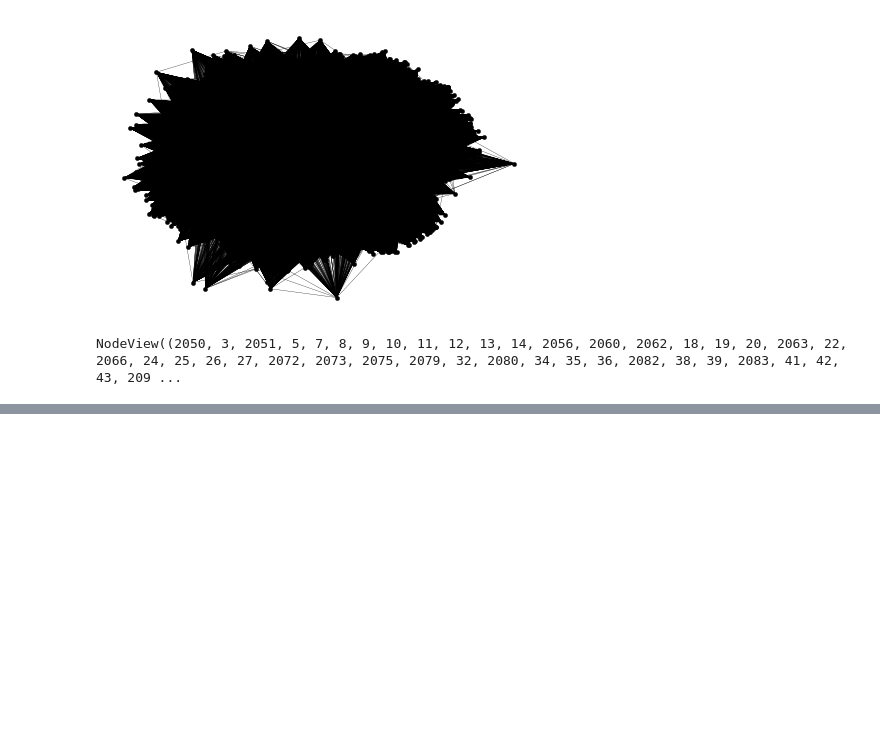
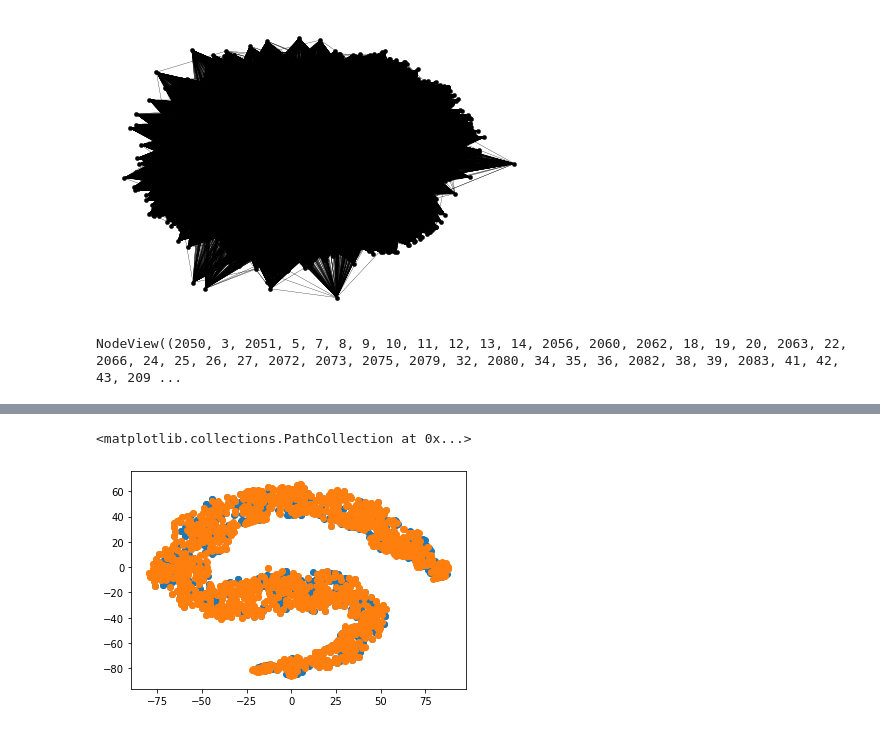
Before and after one commit to aaag97/ntds-projects, a Jupyter notebook: Project/wikipedia.ipynb, the cells around one changed output, grey strips where cells are left out. Saved outputs shown, nothing was run; the diff lists cells and outputs as text; code cells hidden in the pictures; blank space fills up the shorter version.

```diff
--- a/Project/wikipedia.ipynb
+++ b/Project/wikipedia.ipynb
@@ -402,0 +436,6 @@ NodeView((2050, 3, 2051, 5, 7, 8, 9, 10, 11, 12, 13, 14, 2056, 2060, 2062, 18, 1
+# %%
+plt.scatter(x_embed[0:800,0], x_embed[0:800,1], label=1)
+plt.scatter(x_embed[800:2650,0], x_embed[800:2650,1], label=2)
+# %% [output]
+<matplotlib.collections.PathCollection at 0x...>
+[figure, added]
```
Also changed, not shown: parts of 12 cells of this notebook.
